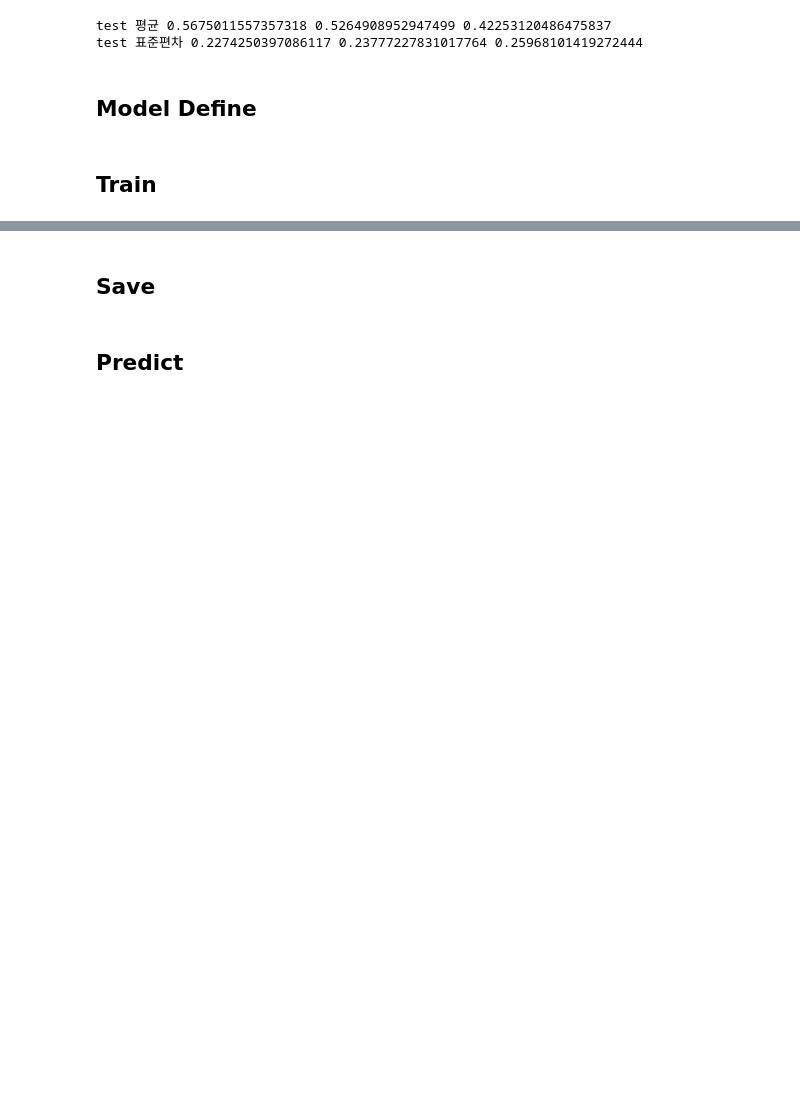
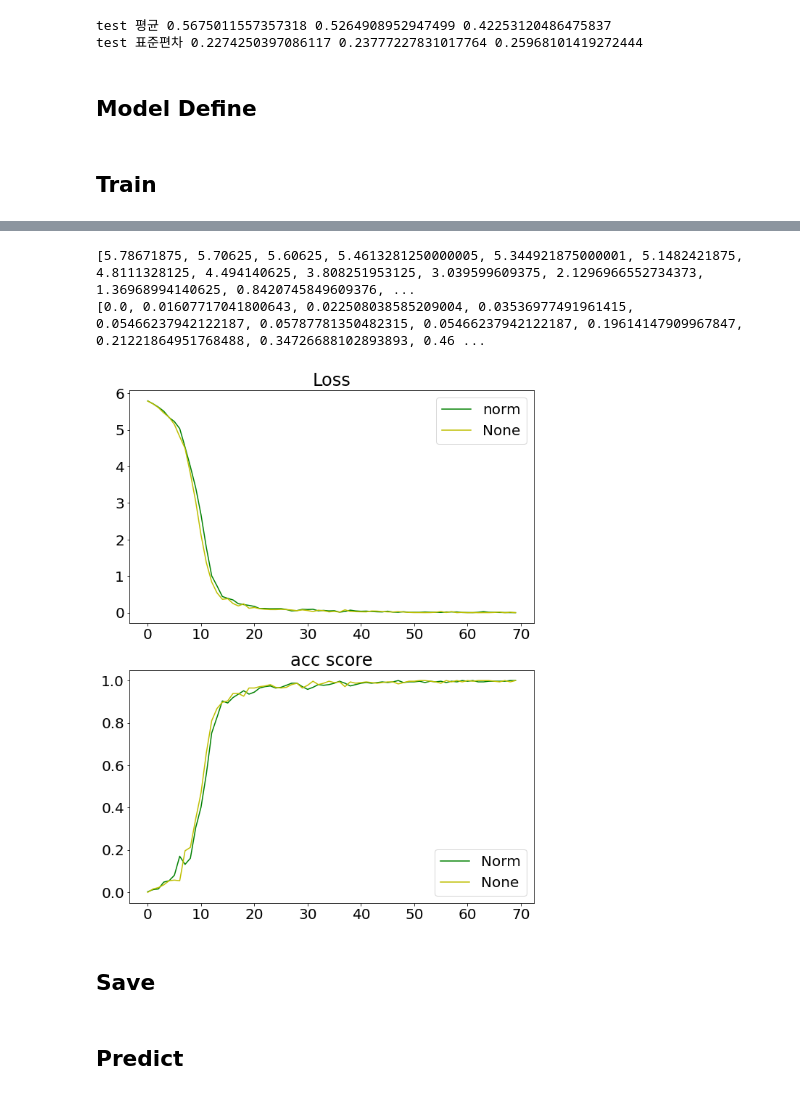
Before and after one commit to multicampusiot3project/ai, a Jupyter notebook: git_jy/0607_csv_snacks test.ipynb, the cells around one changed output, grey strips where cells are left out. Saved outputs shown, nothing was run; the diff lists cells and outputs as text; code cells hidden in the pictures; blank space fills up the shorter version.

```diff
--- a/git_jy/0607_csv_snacks test.ipynb
+++ b/git_jy/0607_csv_snacks test.ipynb
@@ -270,3 +279,43 @@ TRAIN    loss : 0.01923    acc : 0.99678
+# %%
+print(save_loss)
+print(save_acc)
+# %% [output]
+[5.78671875, 5.70625, 5.60625, 5.4613281250000005, 5.344921875000001, 5.1482421875, 4.8111328125, 4.494140625, 3.808251953125, 3.039599609375, 2.1296966552734373, 1.36968994140625, 0.8420745849609376, ...
+[0.0, 0.01607717041800643, 0.022508038585209004, 0.03536977491961415, 0.05466237942122187, 0.05787781350482315, 0.05466237942122187, 0.19614147909967847, 0.21221864951768488, 0.34726688102893893, 0.46 ...
+# %%
+x = range(70)
+norm_loss = [5.7894531250000005, 5.71015625, 5.6203125, 5.5093749999999995, 5.337890625, 5.2250000000000005, 5.033203125000001, 4.5277343750000005, 3.99658203125, 3.4169921875000004, 2.6811096191406247, 1.7805175781249998, 1.01136474609375, 0.73671875, 0.4466064453125, 0.395635986328125, 0.3535346984863281, 0.24943237304687502, 0.22591247558593747, 0.20437240600585938, 0.1760652542114258, 0.11902098655700684, 0.12204449176788329, 0.1137481689453125, 0.11482696533203124, 0.11692352294921875, 0.09194545745849608, 0.05409965515136719, 0.06304035186767579, 0.09681968688964843, 0.0918254852294922, 0.09844002723693848, 0.056616497039794926, 0.0678955078125, 0.054180145263671875, 0.059410667419433585, 0.020106470584869383, 0.03597445487976074, 0.07469942569732667, 0.05358932018280029, 0.044331359863281246, 0.048507952690124506, 0.03670549392700195, 0.028630089759826664, 0.024741637706756595, 0.046455764770507814, 0.021665501594543456, 0.016525840759277342, 0.03212469816207886, 0.01492409706115723, 0.015300118923187257, 0.015032410621643065, 0.02420120239257812, 0.017638933658599854, 0.01750802993774414, 0.013071739673614503, 0.023575496673583985, 0.025659590959548947, 0.025334787368774418, 0.010526883602142335, 0.010084152221679688, 0.006743001937866212, 0.016949415206909183, 0.03416758775711059, 0.016322803497314454, 0.014030802249908447, 0.011750674247741701, 0.009301376342773436, 0.007197332382202147, 0.00564085841178894]
+norm_acc = [0.003215434083601286, 0.012861736334405145, 0.01607717041800643, 0.04823151125401929, 0.05466237942122187, 0.08038585209003216, 0.17041800643086816, 0.13183279742765272, 0.1607717041800643, 0.3054662379421222, 0.40192926045016075, 0.5594855305466238, 0.752411575562701, 0.8263665594855305, 0.9035369774919614, 0.8938906752411575, 0.9196141479099679, 0.9356913183279743, 0.9517684887459807, 0.9356913183279743, 0.9453376205787781, 0.9646302250803859, 0.9710610932475884, 0.9742765273311897, 0.9646302250803859, 0.9678456591639871, 0.977491961414791, 0.9871382636655949, 0.9871382636655949, 0.9710610932475884, 0.9581993569131833, 0.9678456591639871, 0.9807073954983923, 0.977491961414791, 0.9807073954983923, 0.9871382636655949, 0.9967845659163987, 0.9871382636655949, 0.9742765273311897, 0.9807073954983923, 0.9871382636655949, 0.9903536977491961, 0.9871382636655949, 0.9903536977491961, 0.9935691318327974, 0.9903536977491961, 0.9935691318327974, 1.0, 0.9903536977491961, 0.9935691318327974, 0.9935691318327974, 0.9967845659163987, 0.9903536977491961, 0.9967845659163987, 0.9935691318327974, 0.9967845659163987, 0.9903536977491961, 0.9967845659163987, 0.9935691318327974, 1.0, 0.9967845659163987, 1.0, 0.9935691318327974, 0.9935691318327974, 0.9967845659163987, 0.9967845659163987, 0.9967845659163987, 0.9967845659163987, 1.0, 1.0]
+
+none_loss = [5.78671875, 5.70625, 5.60625, 5.4613281250000005, 5.344921875000001, 5.1482421875, 4.8111328125, 4.494140625, 3.808251953125, 3.039599609375, 2.1296966552734373, 1.36968994140625, 0.8420745849609376, 0.5470939636230469, 0.370330810546875, 0.38782958984375, 0.2555809020996093, 0.18983764648437504, 0.24632110595703122, 0.12639713287353516, 0.14674758911132812, 0.11262931823730468, 0.09833574295043944, 0.09057273864746093, 0.08996720314025877, 0.0957857131958008, 0.09041290283203125, 0.07904529571533203, 0.06045846939086914, 0.08192589282989504, 0.06433944702148438, 0.0364778995513916, 0.07313232421874999, 0.060389518737792976, 0.026785659790039062, 0.03984794616699219, 0.020212543010711667, 0.08311119079589843, 0.03931097984313965, 0.032078123092651366, 0.029092407226562502, 0.027066445350646968, 0.05170383453369141, 0.04822121858596801, 0.03518122434616088, 0.02673435211181641, 0.02355003356933594, 0.034409713745117185, 0.02312984466552734, 0.01326698064804077, 0.007684707641601563, 0.007999444007873537, 0.00627455711364746, 0.008354187011718752, 0.016714948415756225, 0.038403105735778806, 0.010283184051513673, 0.032826220989227294, 0.005810940265655517, 0.013575929403305056, 0.0032591581344604496, 0.00911731719970703, 0.003964447975158691, 0.006385827064514161, 0.006091755628585816, 0.011838579177856443, 0.022399377822875977, 0.00405503511428833, 0.01826745867729187, 0.005597245693206787]
+none_acc = [0.0, 0.01607717041800643, 0.022508038585209004, 0.03536977491961415, 0.05466237942122187, 0.05787781350482315, 0.05466237942122187, 0.19614147909967847, 0.21221864951768488, 0.34726688102893893, 0.4694533762057878, 0.6591639871382636, 0.8102893890675241, 0.8681672025723473, 0.8971061093247589, 0.9035369774919614, 0.9389067524115756, 0.9389067524115756, 0.9260450160771704, 0.9646302250803859, 0.9646302250803859, 0.9710610932475884, 0.9742765273311897, 0.9807073954983923, 0.9678456591639871, 0.9646302250803859, 0.9678456591639871, 0.9807073954983923, 0.9871382636655949, 0.9646302250803859, 0.977491961414791, 0.9967845659163987, 0.9807073954983923, 0.9871382636655949, 0.9967845659163987, 0.9903536977491961, 0.9935691318327974, 0.9710610932475884, 0.9935691318327974, 0.9871382636655949, 0.9903536977491961, 0.9935691318327974, 0.9903536977491961, 0.9871382636655949, 0.9903536977491961, 0.9935691318327974, 0.9935691318327974, 0.9839228295819936, 0.9903536977491961, 0.9967845659163987, 0.9967845659163987, 1.0, 1.0, 0.9967845659163987, 0.9935691318327974, 0.9871382636655949, 1.0, 0.9935691318327974, 1.0, 0.9935691318327974, 1.0, 0.9967845659163987, 1.0, 1.0, 1.0, 0.9967845659163987, 0.9935691318327974, 1.0, 0.9935691318327974, 1.0]
+# %%
+import matplotlib.pyplot as plt
+
+plt.rc('font', size=20)        # 기본 폰트 크기
+plt.rc('axes', labelsize=20)   # x,y축 label 폰트 크기
+plt.rc('xtick', labelsize=20)  # x축 눈금 폰트 크기
+plt.rc('ytick', labelsize=20)  # y축 눈금 폰트 크기
+plt.rc('legend', fontsize=20)  # 범례 폰트 크기
+plt.rc('figure', titlesize=50) # figure title 폰트 크기
+
+plt.figure(figsize=(10,13))
+
+plt.subplot(2,1,1)
+plt.plot(x, norm_loss, color='g', label='norm')
+plt.plot(x, none_loss, color='y', label='None')
+plt.title('Loss')
+plt.legend()
+
+plt.subplot(2,1,2)
+plt.plot(x, norm_acc, color='g', label='Norm')
+plt.plot(x, none_acc, color='y', label='None')
+plt.title('acc score')
+plt.legend()
+
+plt.savefig('./myfigure.png', transparent = True)
+# %% [output]
+[figure, added]
 # %% [markdown]
 ## Save
 # %%
```
Also changed, not shown: parts of 3 cells of this notebook, 5 other files.
